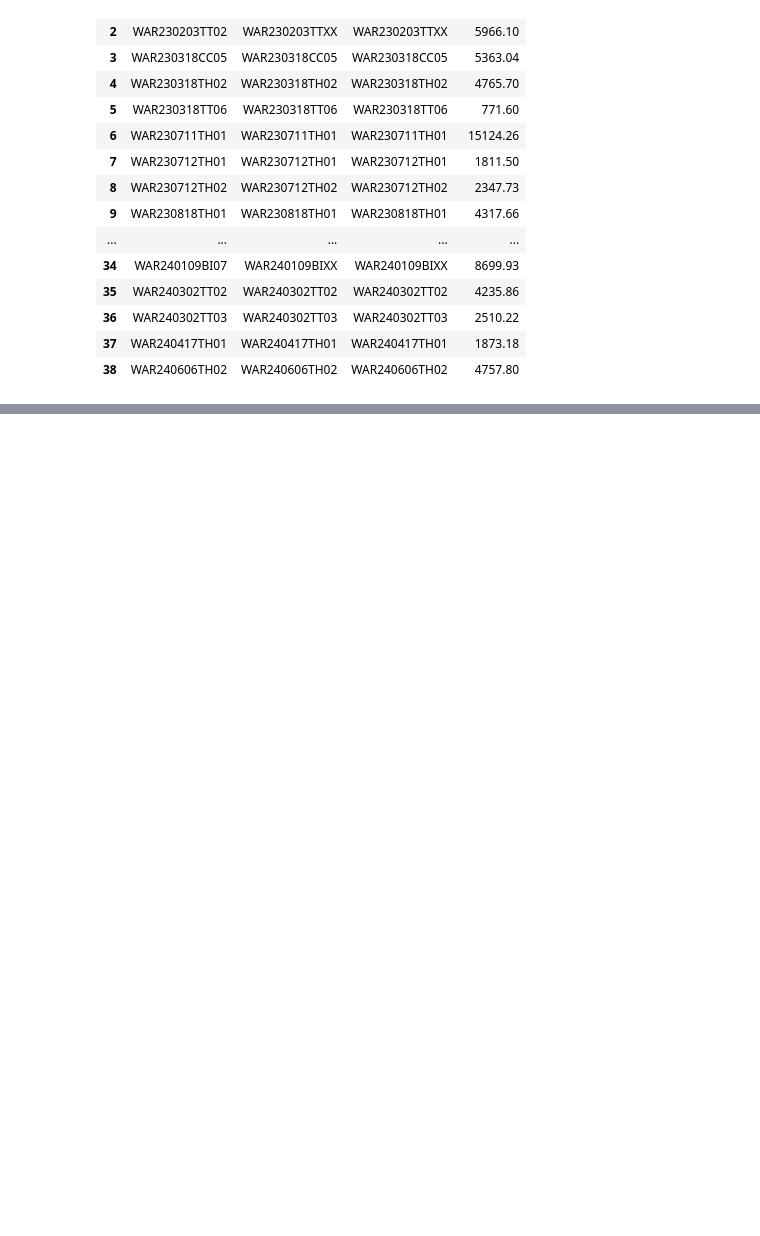
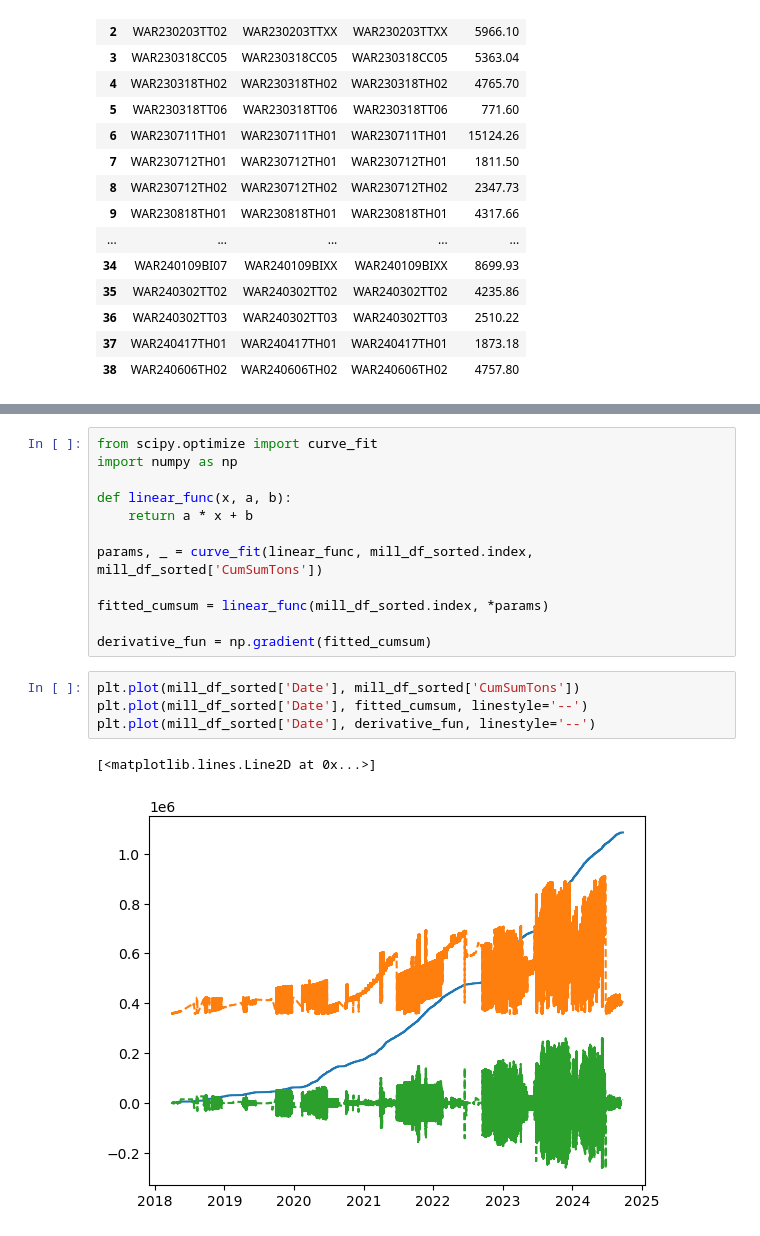
Before and after one commit to BilyBrown/sqlite3-tutorial, a Jupyter notebook: create_war_tables.ipynb, the cells around one changed output, grey strips where cells are left out. Cells and saved outputs as stored; diff of their text form; blank space fills up the shorter version.

```diff
--- a/create_war_tables.ipynb
+++ b/create_war_tables.ipynb
@@ -1097,0 +1225,19 @@ harvested_merged
+# %%
+from scipy.optimize import curve_fit
+import numpy as np
+
+def linear_func(x, a, b):
+    return a * x + b
+
+params, _ = curve_fit(linear_func, mill_df_sorted.index, mill_df_sorted['CumSumTons'])
+
+fitted_cumsum = linear_func(mill_df_sorted.index, *params)
+
+derivative_fun = np.gradient(fitted_cumsum)
+# %%
+plt.plot(mill_df_sorted['Date'], mill_df_sorted['CumSumTons'])
+plt.plot(mill_df_sorted['Date'], fitted_cumsum, linestyle='--')
+plt.plot(mill_df_sorted['Date'], derivative_fun, linestyle='--')
+# %% [output]
+[<matplotlib.lines.Line2D at 0x...>]
+[figure, added]
```
Also changed, not shown: parts of 17 cells of this notebook, 1 other file.
